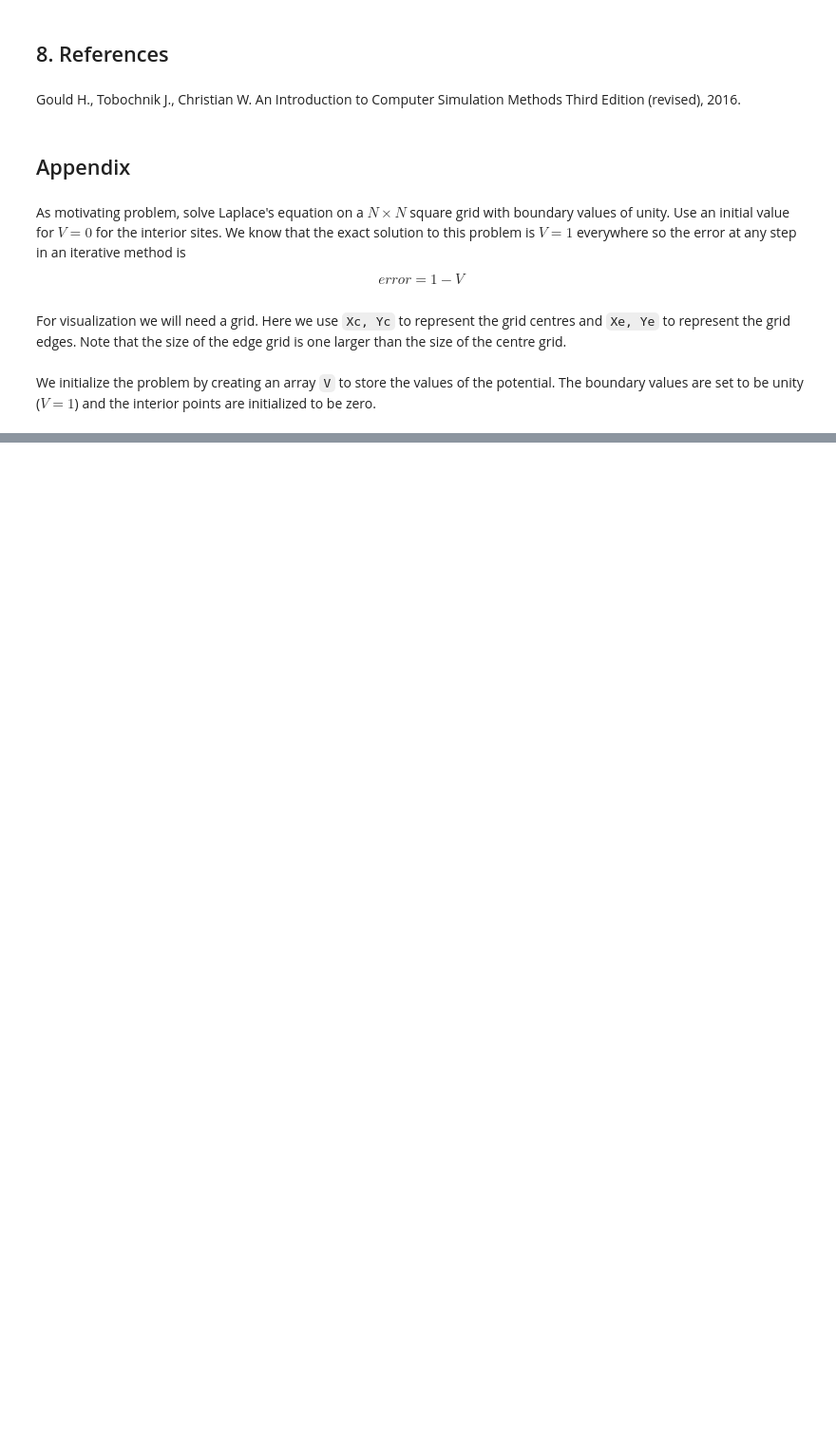
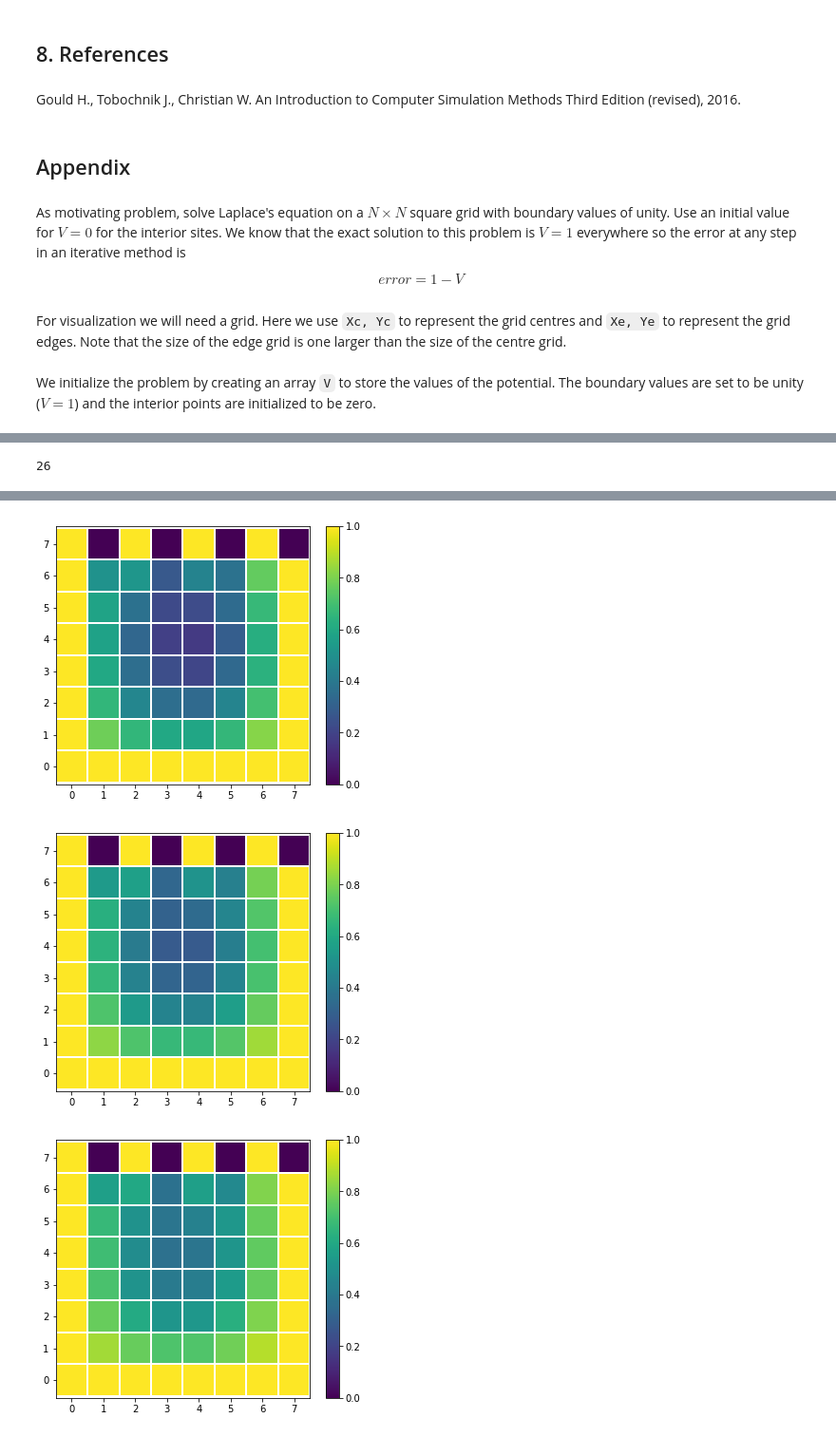
Before and after one commit to jmunroe/phys3800-winter2020, a Jupyter notebook: Ch10-Electrodynamics/Project2.ipynb, the cells around one changed output, grey strips where cells are left out. Shown at 95% size. Drawn from its saved outputs; the diff is of its cells as text; code cells hidden in the pictures; blank space fills up the shorter version.

```diff
--- a/Ch10-Electrodynamics/Project2.ipynb
+++ b/Ch10-Electrodynamics/Project2.ipynb
@@ -119,0 +151,9 @@ plotV(1-V)
+# %%
+Nwidget.value
+# %% [output]
+26
+# %%
+button = ipywidgets.Button(description='Click Me')
+# %%
+display(button)
+# %% [output]
@@ -119,0 +161,3 @@ plotV(1-V)
+[figure, added]
+[figure, added]
+[figure, added]
```
Also changed, not shown: parts of 20 cells of this notebook.
